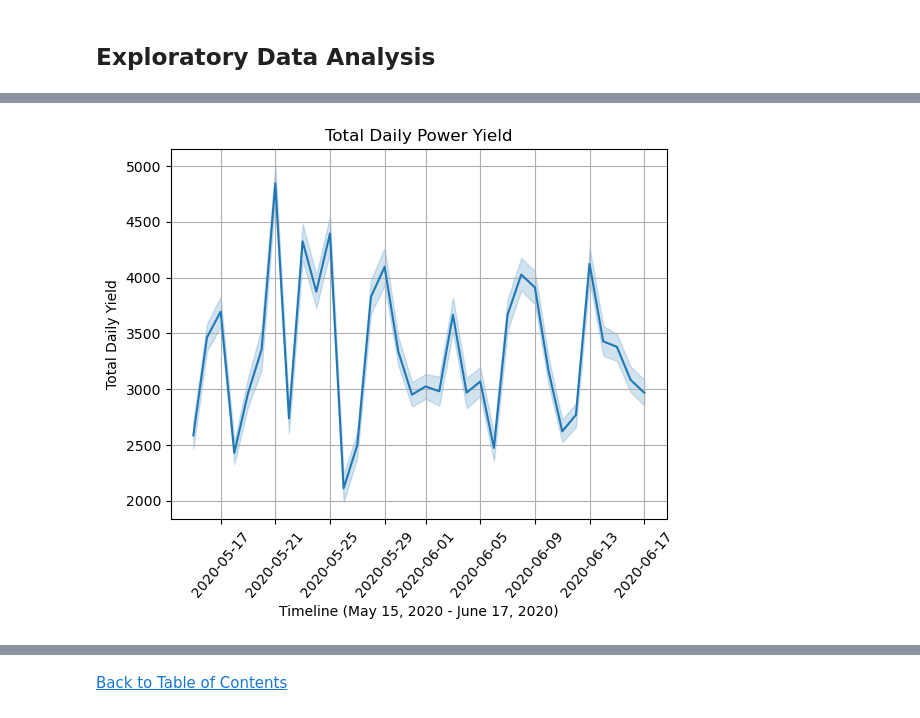
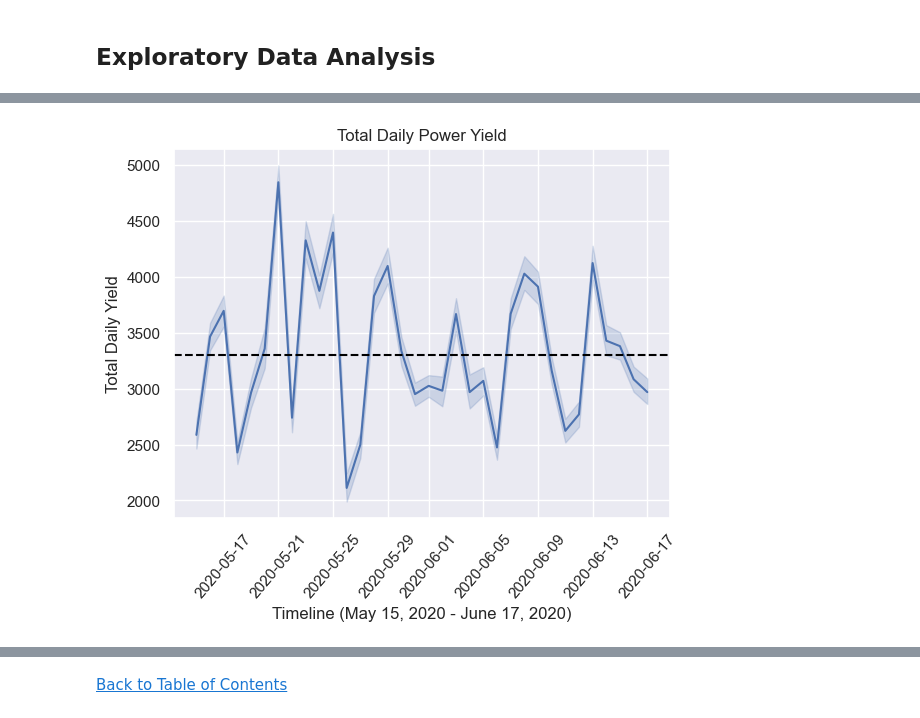
Before and after one commit to jasondo-da/Solar_Generation_Analysis, a Jupyter notebook: solar_generation_analysis.ipynb, the cells around one changed output, grey strips where cells are left out. Cells and saved outputs as stored; diff of their text form; code cells hidden in the pictures.

```diff
--- a/solar_generation_analysis.ipynb
+++ b/solar_generation_analysis.ipynb
@@ -505,8 +553,11 @@ dtype: int64
 # %%
 pg_1['date'] = pg_1['date_time'].dt.date
 pg_1['date'] = pd.to_datetime(pg_1['date'], format='%Y-%m-%d')
+pg_1['month_day'] = pg_1['date'].dt.strftime('%m-%d')
+pg_1['month_day'] = pd.to_datetime(pg_1['month_day'], format='%m-%d')
 pg_1['hour'] = pg_1['date_time'].dt.hour
-pg_1['day'] = pg_1['date_time'].dt.weekday
+pg_1['dow'] = pg_1['date_time'].dt.weekday
+pg_1['day'] = pg_1['date_time'].dt.day
 pg_1['week'] = pg_1['date_time'].dt.isocalendar().week
 pg_1['month'] = pg_1['date_time'].dt.month
 pg_1.info()
@@ -540,13 +600,15 @@ memory usage: 5.6 MB
 # %%
+sns.set_theme(style='darkgrid',
+              palette='deep')
+
 sns.lineplot(data=pg_1,
              x='date',
              y='total_yield')
 
 plt.title('Total Power Yield')
 plt.xlabel('Timeline (May 15, 2020 - June 17, 2020)')
-plt.xticks(rotation=50)
+plt.xticks(rotation=30)
 plt.ylabel('Total Yield')
 
-plt.grid()
 plt.show()
 # %% [output]
@@ -554,14 +616,19 @@ plt.show()
 # %%
+sns.set_theme(style='darkgrid')
+
 sns.lineplot(data=pg_1,
              x='date',
              y='daily_yield')
+
+plt.axhline(y=(pg_1['daily_yield'].mean()),
+            color='black',
+            linestyle='--')
 
 plt.title('Total Daily Power Yield')
 plt.xlabel('Timeline (May 15, 2020 - June 17, 2020)')
 plt.xticks(rotation=50)
 plt.ylabel('Total Daily Yield')
 
-plt.grid()
 plt.show()
 # %% [output]
-[figure, old version]
+[figure, new version]
```
Also changed, not shown: parts of 13 cells of this notebook.
